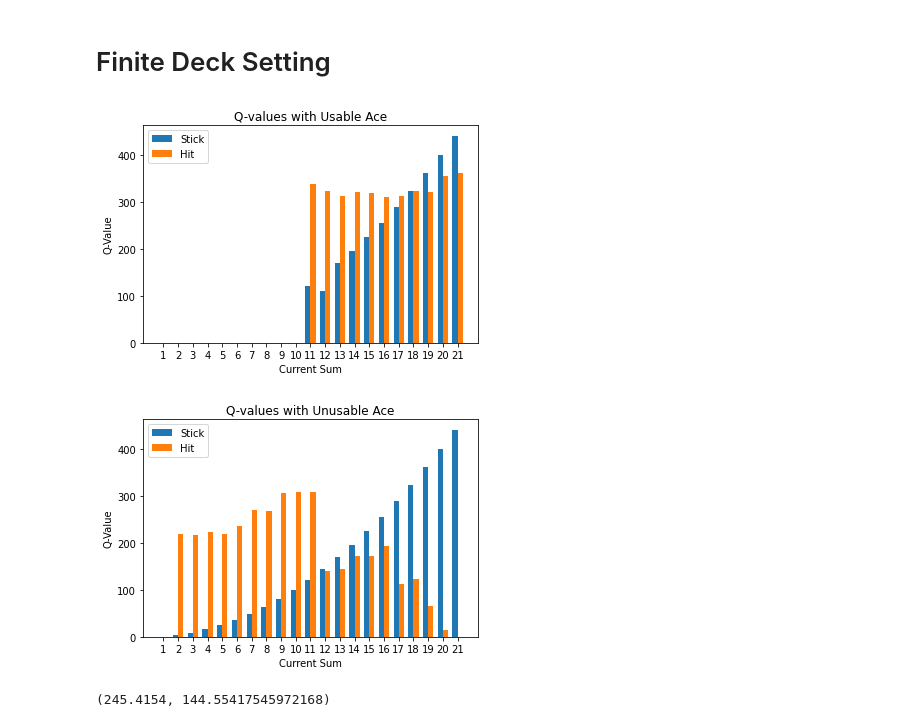
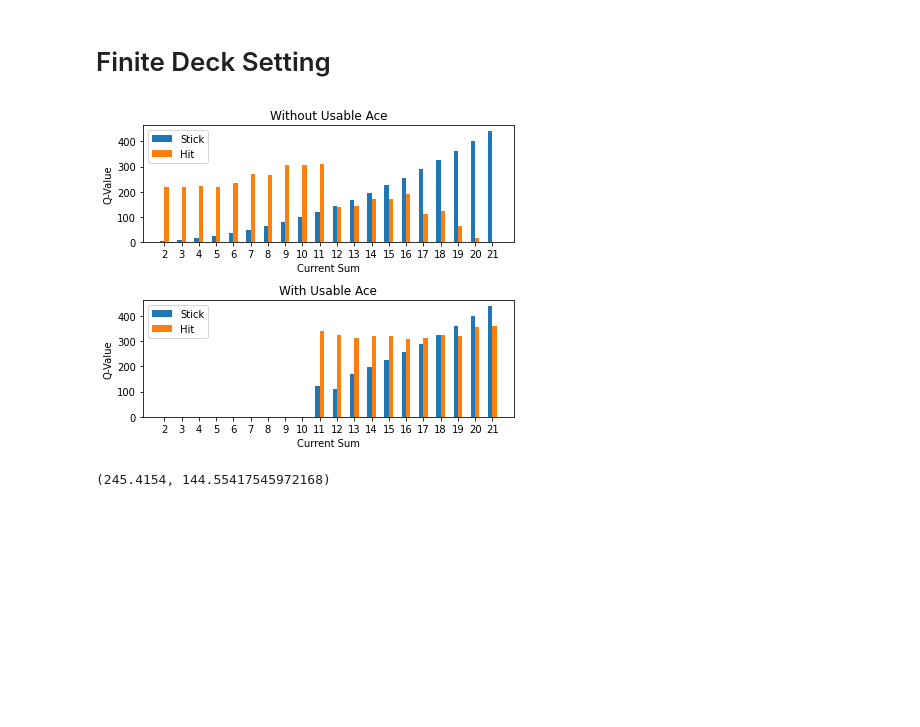
Before and after one commit to artemi8/RL-black-jack, a Jupyter notebook: Q_learning.ipynb, the cells around one changed output. Cells and saved outputs as stored; diff of their text form; code cells hidden in the pictures; blank space fills up the shorter version.

```diff
--- a/Q_learning.ipynb
+++ b/Q_learning.ipynb
@@ -110,13 +110,49 @@ for episode in tqdm(range(max_episodes)):
         cards, current_sum, usable_ace, hand_complete = env.reset_init()
 
         state = (int(current_sum-1), int(usable_ace))
-# %%
-plot_q_values(finite_agent, usable_ace=True)  # For usable ace
-plot_q_values(finite_agent, usable_ace=False) # For unusable ace
-figsize = (6,5) # combined plot
-# %% [output]
-[figure, removed]
-[figure, removed]
+# %%
+def plot_q_values_(agent):
+    x1 = range(2, 22)
+    q_stick1 = [agent.Q[sum_val - 1, 0, 0] for sum_val in x1]
+    q_hit1 = [agent.Q[sum_val - 1, 0, 1] for sum_val in x1]
+
+    # Set 2
+    x2 = range(2, 22)
+    q_stick2 = [agent.Q[sum_val - 1, 1, 0] for sum_val in x2]
+    q_hit2 = [agent.Q[sum_val - 1, 1, 1] for sum_val in x2]
+
+    # Plot 1
+    fig, (ax1, ax2) = plt.subplots(2, 1, figsize=(6, 5))  # 2 rows, 1 column
+    bar_width = 0.25
+    bar_stick1 = [i - bar_width / 2 for i in x1]
+    bar_hit1 = [i + bar_width / 2 for i in x1]
+    ax1.bar(bar_stick1, q_stick1, bar_width, label='Stick')
+    ax1.bar(bar_hit1, q_hit1, bar_width, label='Hit')
+    ax1.set_xlabel('Current Sum')
+    ax1.set_ylabel('Q-Value')
+    ax1.set_title('Without Usable Ace')
+    ax1.set_xticks(x1)
+    ax1.set_xticklabels(x1)
+    ax1.legend()
+
+    # Plot 2
+    bar_stick2 = [i - bar_width / 2 for i in x2]
+    bar_hit2 = [i + bar_width / 2 for i in x2]
+    ax2.bar(bar_stick2, q_stick2, bar_width, label='Stick')
+    ax2.bar(bar_hit2, q_hit2, bar_width, label='Hit')
+    ax2.set_xlabel('Current Sum')
+    ax2.set_ylabel('Q-Value')
+    ax2.set_title('With Usable Ace')
+    ax2.set_xticks(x2)
+    ax2.set_xticklabels(x2)
+    ax2.legend()
+
+    plt.tight_layout()  # Ensures subplots do not overlap
+    plt.show()
+# %%
+plot_q_values_(finite_agent)
+# %% [output]
+[figure, added]
 # %%
 evaluate_agent(n_eval_episodes=10000, Q=finite_agent.Q, num_decks=3, random_agent=False)
 # %% [output]
```
Also changed, not shown: parts of 2 cells of this notebook, 7 other files.
